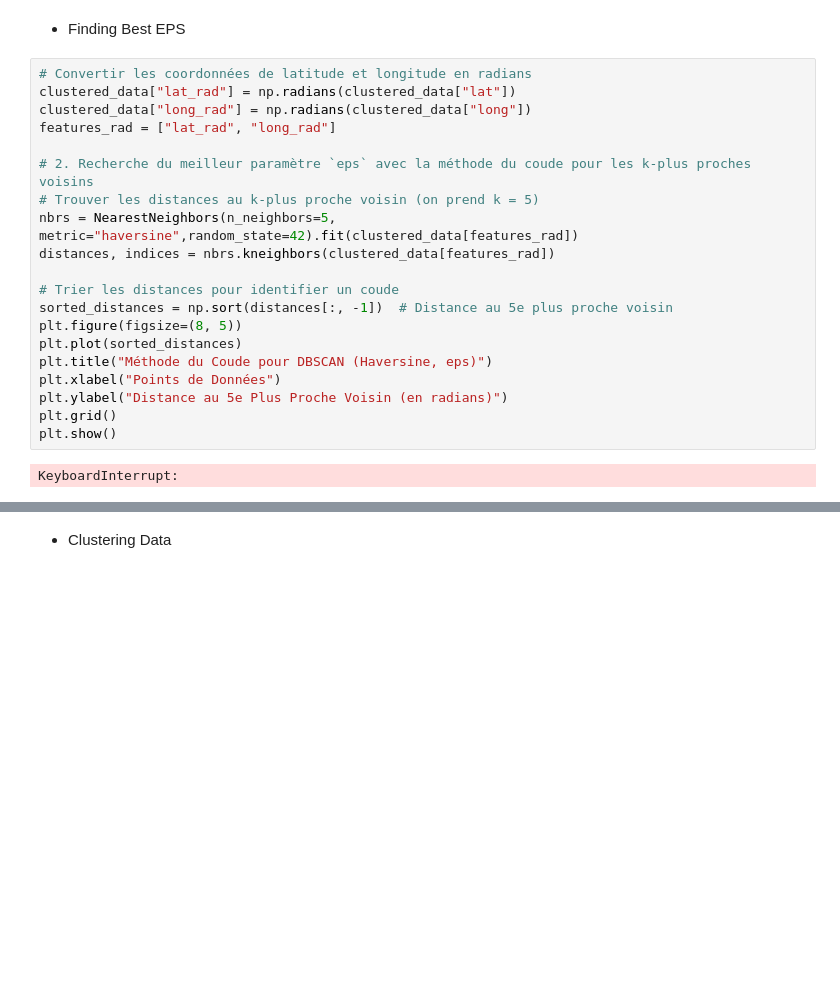
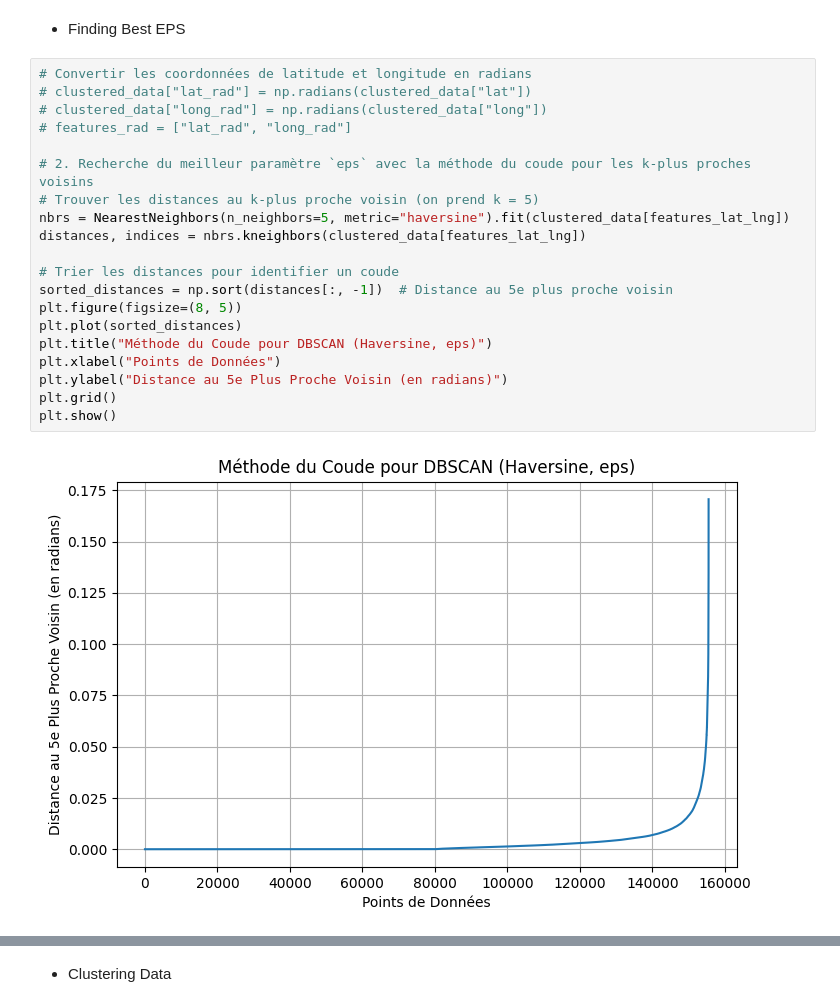
Before and after one commit to Diego-LarrazM/Data-Lyon-Mining_4IF, a Jupyter notebook: exploration-grand-lyon.ipynb, the cells around one changed output, grey strips where cells are left out. Saved outputs shown, nothing was run; the diff lists cells and outputs as text; blank space fills up the shorter version.

```diff
--- a/exploration-grand-lyon.ipynb
+++ b/exploration-grand-lyon.ipynb
@@ -363,26 +416,26 @@ K means is also unoptimal given non globular clusters and proximity to each othe
 - Finding Best EPS
 # %%
 # Convertir les coordonnées de latitude et longitude en radians
-clustered_data["lat_rad"] = np.radians(clustered_data["lat"])
-clustered_data["long_rad"] = np.radians(clustered_data["long"])
-features_rad = ["lat_rad", "long_rad"]
+# clustered_data["lat_rad"] = np.radians(clustered_data["lat"])
+# clustered_data["long_rad"] = np.radians(clustered_data["long"])
+# features_rad = ["lat_rad", "long_rad"]
 
 # 2. Recherche du meilleur paramètre `eps` avec la méthode du coude pour les k-plus proches voisins
 # Trouver les distances au k-plus proche voisin (on prend k = 5)
-nbrs = NearestNeighbors(n_neighbors=5, metric="haversine",random_state=42).fit(clustered_data[features_rad])
-distances, indices = nbrs.kneighbors(clustered_data[features_rad])
+nbrs = NearestNeighbors(n_neighbors=5, metric="haversine").fit(clustered_data[features_lat_lng])
+distances, indices = nbrs.kneighbors(clustered_data[features_lat_lng])
 
 # Trier les distances pour identifier un coude
 sorted_distances = np.sort(distances[:, -1])  # Distance au 5e plus proche voisin
 plt.figure(figsize=(8, 5))
 plt.plot(sorted_distances)
 plt.title("Méthode du Coude pour DBSCAN (Haversine, eps)")
 plt.xlabel("Points de Données")
 plt.ylabel("Distance au 5e Plus Proche Voisin (en radians)")
 plt.grid()
 plt.show()
 # %% [output]
-KeyboardInterrupt:
+[figure, added]
 # %% [markdown]
 La distance eps optimale est proche de 0.00005 rad. <br>
 Or par l'expérimentation nous avons trouvé qu'elle est de 0.0000487.
```
Also changed, not shown: parts of 16 cells of this notebook, 3 other files.
